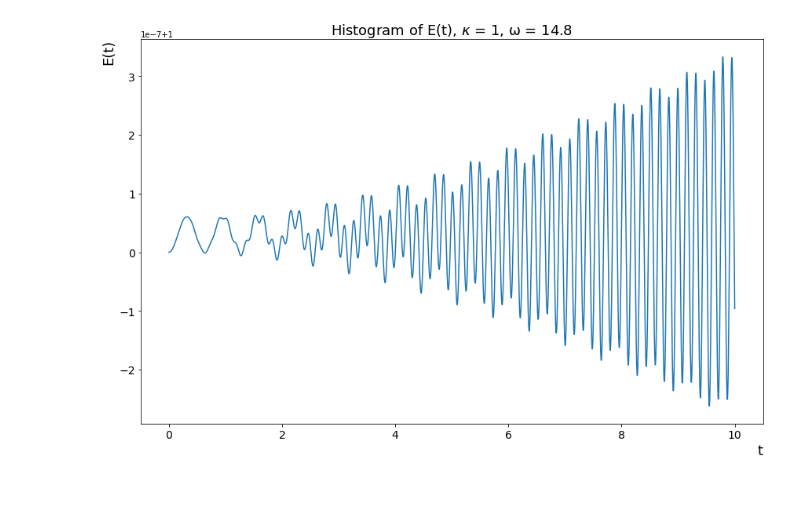
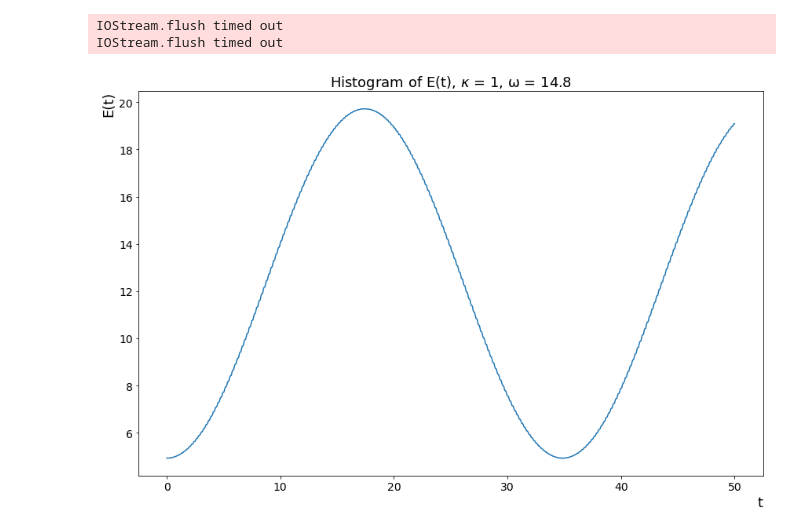
Before and after one commit to julnow/KMS, a Jupyter notebook: 3/kms3.ipynb, the cells around one changed output. Drawn from its saved outputs; the diff is of its cells as text; code cells hidden in the pictures; blank space fills up the shorter version.

```diff
--- a/3/kms3.ipynb
+++ b/3/kms3.ipynb
@@ -23,7 +23,7 @@ x = np.linspace(x0, x1, N)
 dx = abs(x0-x1)/(N-1)
 dt = 0.0001
 t0 = 0
-t = 100000 #loops of simulation
+t = 500000 #loops of simulation
 
 #parametry f. falowe
 n = 1
@@ -63,34 +63,35 @@ T = []
 for i in range(t):
     τ = dt * i
     ψ_r, ψ_i, H_r, H_i = simulation(ψ_r, ψ_i, τ)
-    # print(ψ_r)
-    if i%1 == 0 : #reszta z dzielenia 0, !0 = 1
-        # print(ψ_i)
-        ϵ = dx*np.sum(ψ_r**2 + ψ_i**2)
-        E.append(ϵ)
-        T.append(τ)
+    ϵ = dx*np.sum(ψ_r*H_r + ψ_i*H_i)
+    E.append(ϵ)
+    T.append(τ)
+    # if i%1 == 0 :
         # print('norma: {:.2f}'.format(ϵ))
         # print('energia: {:.2f}'.format( dx*np.sum(ψ_r*H_r + ψ_i*H_i)))
+# %% [output]
+IOStream.flush timed out
+IOStream.flush timed out
 # %%
 # if not os.path.exists(directory+'wykresy'):
     # os.makedirs(directory+'/wykresy')
 def histogram(var, time, name, info, ticks = 0):
     fig, ax = plt.subplots(figsize=(12,8))
     plt.title(r'Histogram of ' + name + ', '+ info, fontsize=18)
     plt.xlabel('t', fontsize=18, loc='right')
     plt.ylabel(name, fontsize=18, loc='top')
     if (ticks == 1):
-        plt.yticks(np.arange(min(var), max(var)+1, step=.01))
-        ax.get_yaxis().get_major_formatter().set_scientific(False)
-        ax.get_yaxis().get_major_formatter().set_useOffset(False)
+        plt.yticks(np.arange(min(var)-2, max(var)+2, step=.1))
+        # ax.get_yaxis().get_major_formatter().set_scientific(False)
+        # ax.get_yaxis().get_major_formatter().set_useOffset(False)
     #plt.yscale('log')
     plt.plot(time, var)
     ax.tick_params(axis='both', which='major', labelsize=14)
     # plt.yticks(np.arange(min(var), max(var), step=0.01))
     fig.tight_layout()
     # plt.savefig(directory+'/wykresy/' + name + '_' + info + '.png')
     plt.show()
 info = '$κ$ = ' + str(κ) + ', ω = ' + str(round(ω, 2))
 histogram(E, T, 'Ε(t)', info, 0)
 # %% [output]
-[figure, old version]
+[figure, new version]
```
